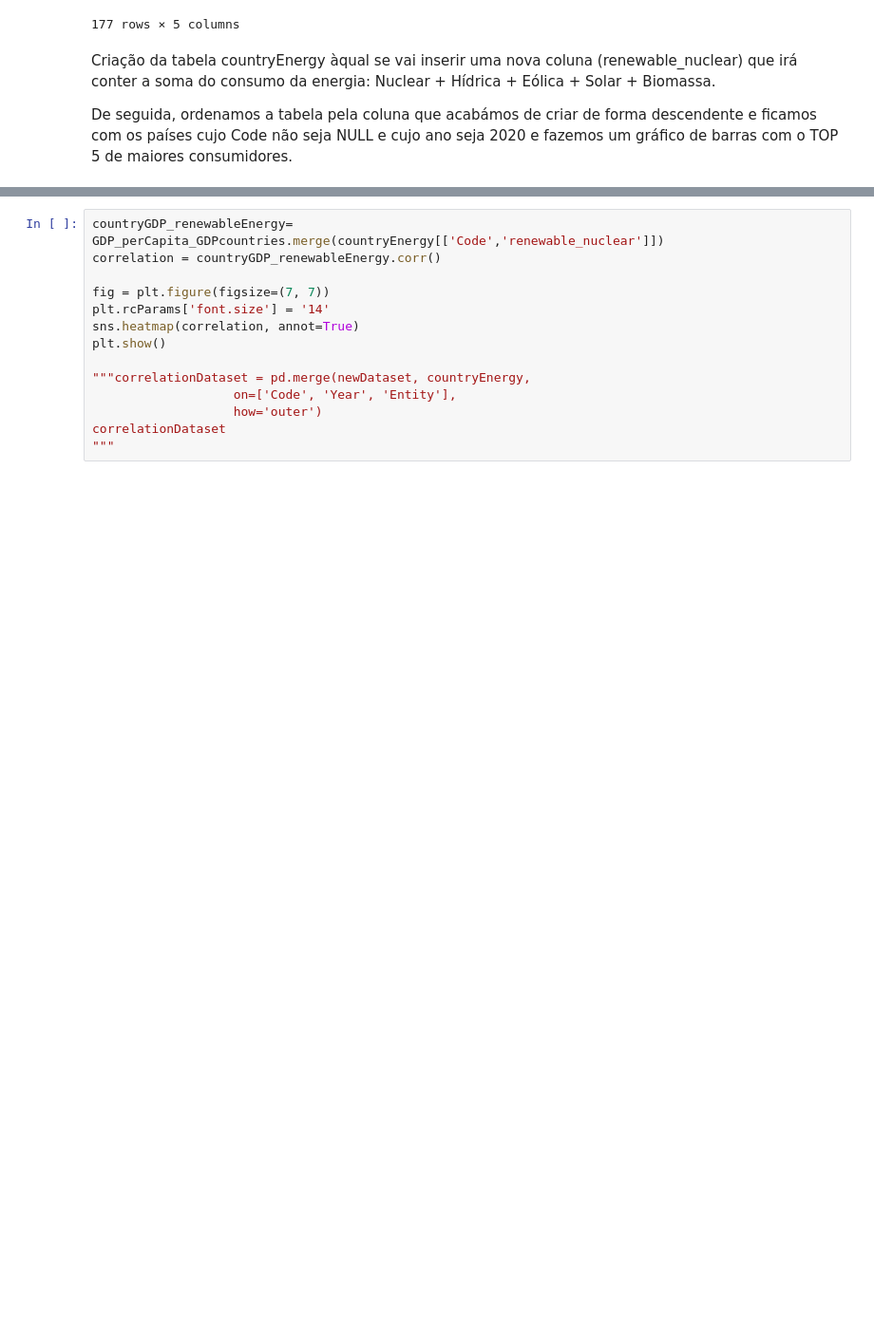
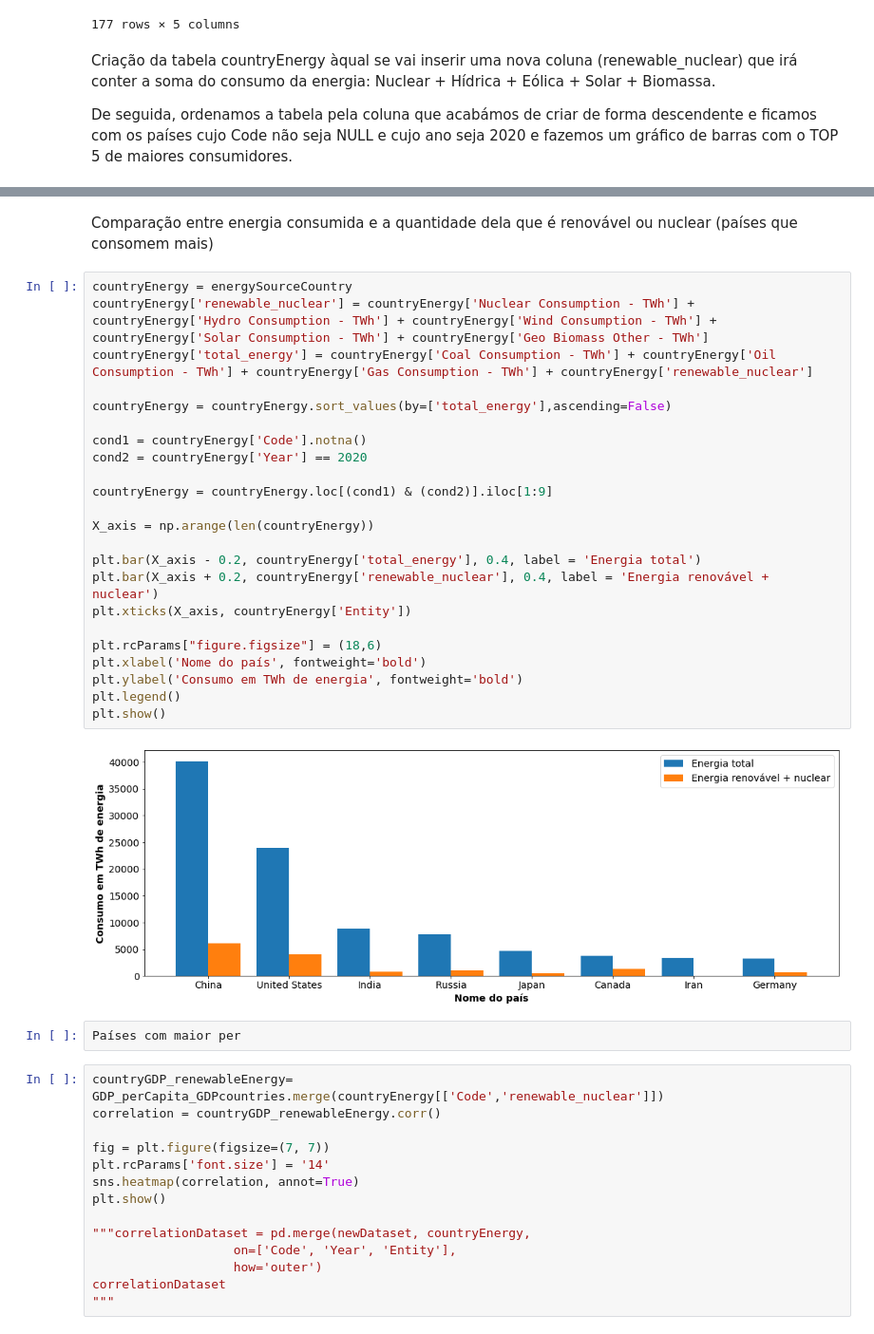
Before and after one commit to ZeMiguelGomes/SGD-data-analysis, a Jupyter notebook: Projeto 2 SGD .ipynb, the cells around one changed output, grey strips where cells are left out. Shown at 95% size. Cells and saved outputs as stored; diff of their text form; blank space fills up the shorter version.

```diff
--- a/Projeto 2 SGD .ipynb
+++ b/Projeto 2 SGD .ipynb
@@ -177,3 +177,32 @@ countryEnergy
+# %% [markdown]
+Comparação entre energia consumida e a quantidade dela que é renovável ou nuclear (países que consomem mais)
+# %%
+countryEnergy = energySourceCountry
+countryEnergy['renewable_nuclear'] = countryEnergy['Nuclear Consumption - TWh'] + countryEnergy['Hydro Consumption - TWh'] + countryEnergy['Wind Consumption - TWh'] + countryEnergy['Solar Consumption - TWh'] + countryEnergy['Geo Biomass Other - TWh']
+countryEnergy['total_energy'] = countryEnergy['Coal Consumption - TWh'] + countryEnergy['Oil Consumption - TWh'] + countryEnergy['Gas Consumption - TWh'] + countryEnergy['renewable_nuclear']
+
+countryEnergy = countryEnergy.sort_values(by=['total_energy'],ascending=False)
+
+cond1 = countryEnergy['Code'].notna()
+cond2 = countryEnergy['Year'] == 2020
+
+countryEnergy = countryEnergy.loc[(cond1) & (cond2)].iloc[1:9]
+
+X_axis = np.arange(len(countryEnergy))
+
+plt.bar(X_axis - 0.2, countryEnergy['total_energy'], 0.4, label = 'Energia total')
+plt.bar(X_axis + 0.2, countryEnergy['renewable_nuclear'], 0.4, label = 'Energia renovável + nuclear')
+plt.xticks(X_axis, countryEnergy['Entity'])
+
+plt.rcParams["figure.figsize"] = (18,6)
+plt.xlabel('Nome do país', fontweight='bold')
+plt.ylabel('Consumo em TWh de energia', fontweight='bold')
+plt.legend()
+plt.show()
+# %% [output]
+[figure, added]
+# %%
+Países com maior per
 # %%
 countryGDP_renewableEnergy= GDP_perCapita_GDPcountries.merge(countryEnergy[['Code','renewable_nuclear']])
 correlation = countryGDP_renewableEnergy.corr()
```
Also changed, not shown: parts of 8 cells of this notebook.
